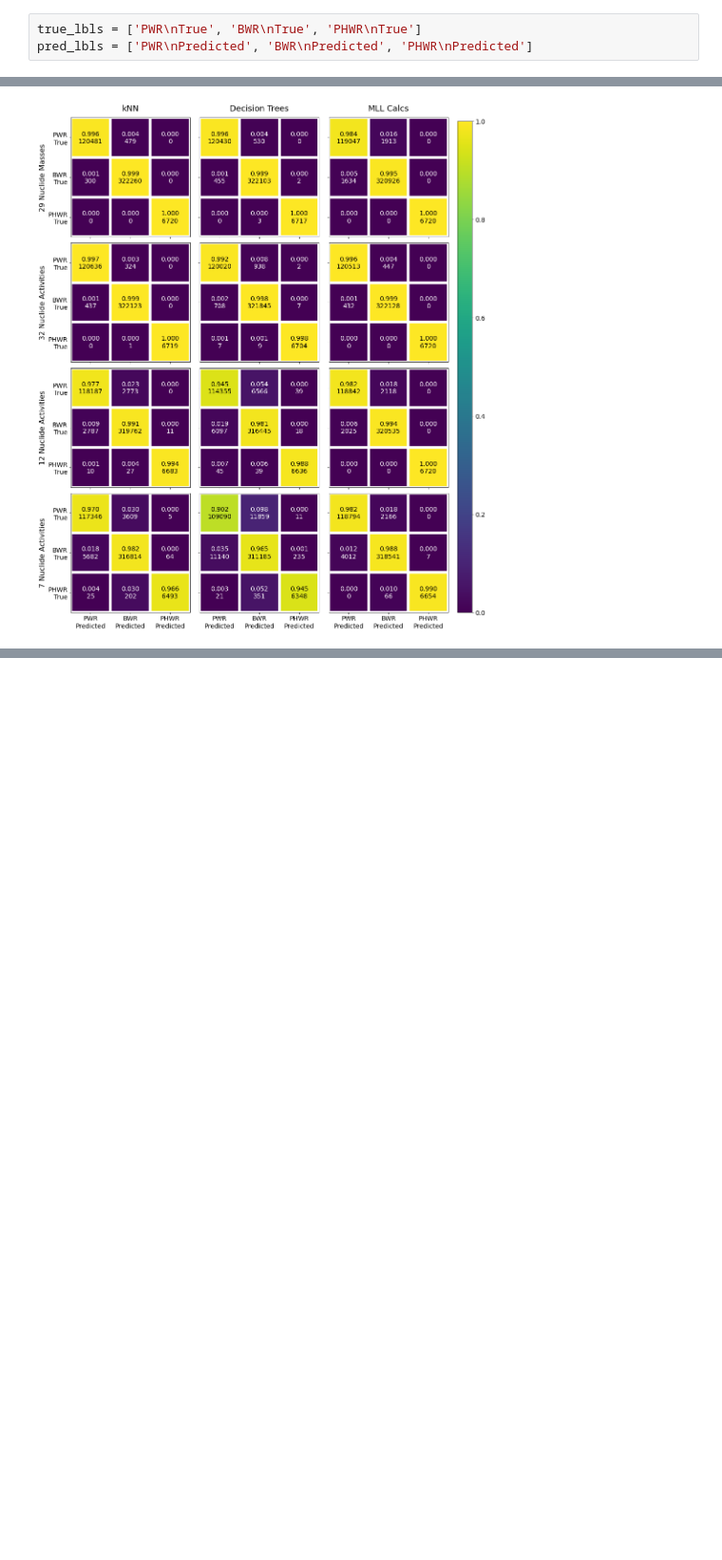
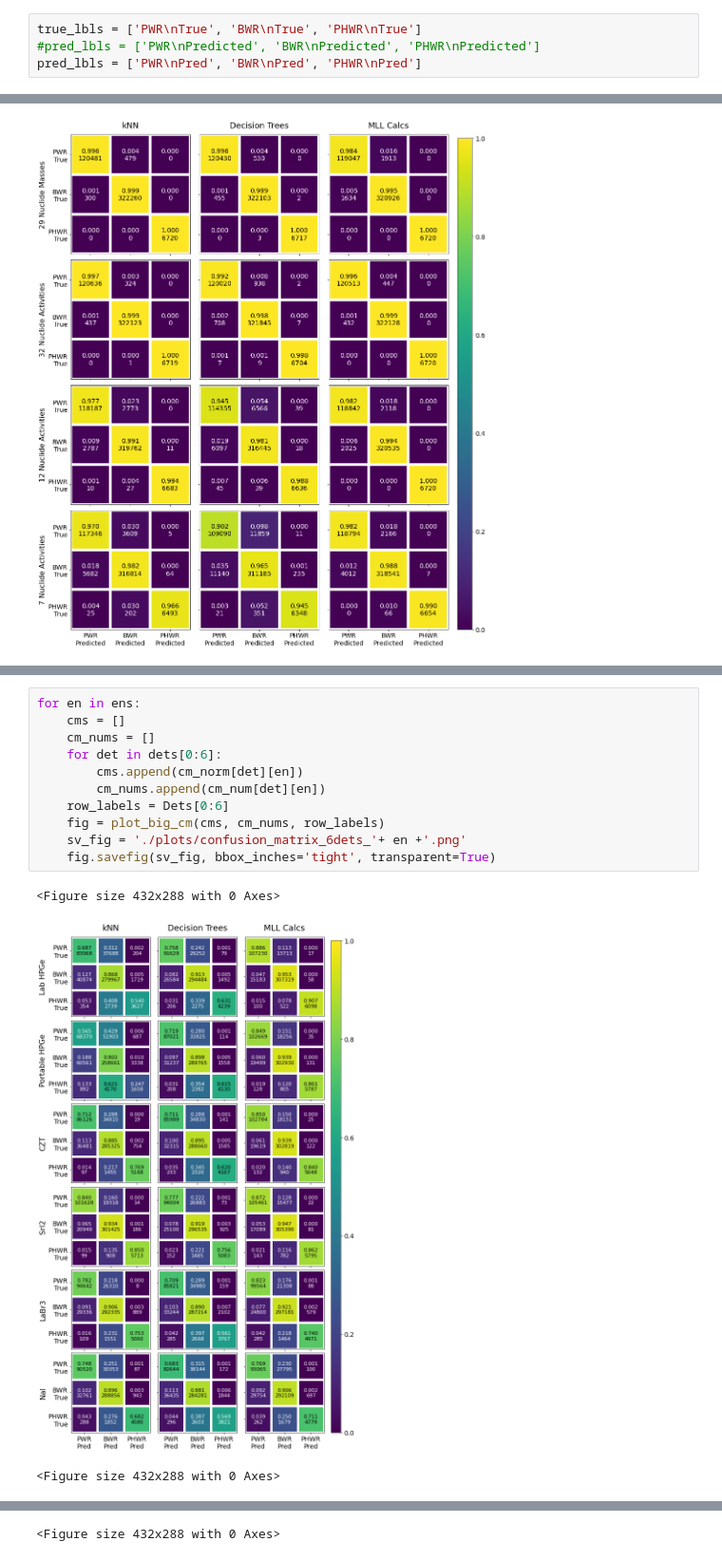
Before and after one commit to opotowsky/process_results, a Jupyter notebook: confusion_matrix.ipynb, the cells around one changed output, grey strips where cells are left out. Shown at 95% size. Drawn from its saved outputs; the diff is of its cells as text; blank space fills up the shorter version.

```diff
--- a/confusion_matrix.ipynb
+++ b/confusion_matrix.ipynb
@@ -11,7 +11,8 @@ from mpl_toolkits.axes_grid1 import ImageGrid
 from sklearn.metrics import multilabel_confusion_matrix, confusion_matrix, ConfusionMatrixDisplay
 # %%
 true_lbls = ['PWR\nTrue', 'BWR\nTrue', 'PHWR\nTrue']
-pred_lbls = ['PWR\nPredicted', 'BWR\nPredicted', 'PHWR\nPredicted']
+#pred_lbls = ['PWR\nPredicted', 'BWR\nPredicted', 'PHWR\nPredicted']
+pred_lbls = ['PWR\nPred', 'BWR\nPred', 'PHWR\nPred']
 # %%
 def annotate_heatmap(im, nums, textcolors=('white', 'black'), threshold=None, **textkw):
 
@@ -257,0 +330,15 @@ fig.savefig(sv_fig, bbox_inches='tight', transparent=True)
+# %%
+for en in ens:
+    cms = []
+    cm_nums = []
+    for det in dets[0:6]:
+        cms.append(cm_norm[det][en])
+        cm_nums.append(cm_num[det][en])
+    row_labels = Dets[0:6]
+    fig = plot_big_cm(cms, cm_nums, row_labels)
+    sv_fig = './plots/confusion_matrix_6dets_'+ en +'.png'
+    fig.savefig(sv_fig, bbox_inches='tight', transparent=True)
+# %% [output]
+<Figure size 432x288 with 0 Axes>
+[figure, added]
+<Figure size 432x288 with 0 Axes>
@@ -257,0 +346 @@ fig.savefig(sv_fig, bbox_inches='tight', transparent=True)
+<Figure size 432x288 with 0 Axes>
```
Also changed, not shown: parts of 3 cells of this notebook.
